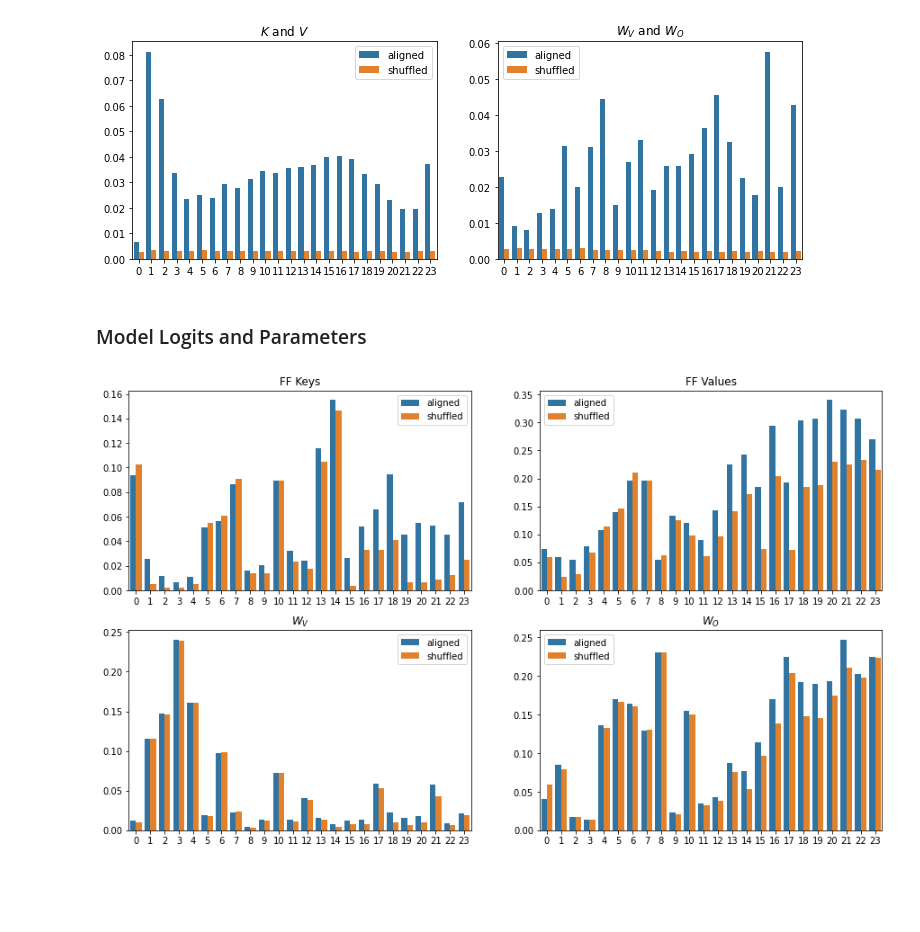
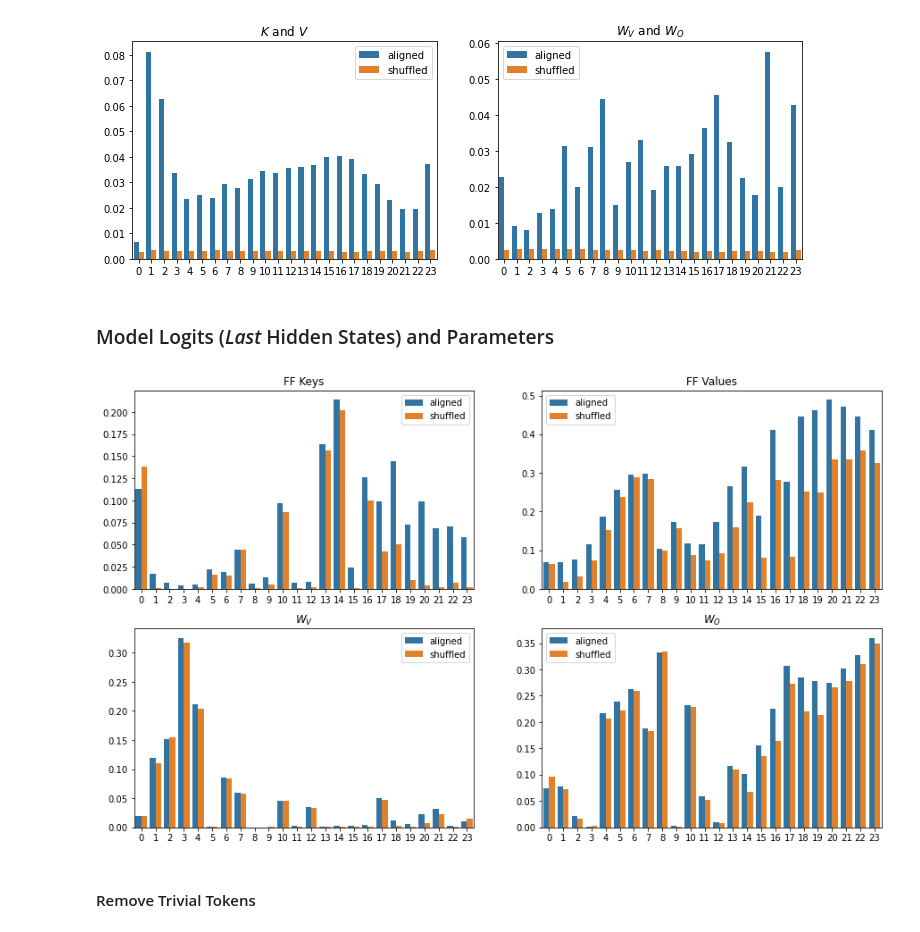
Before and after one commit to guy-dar/embedding-space, a Jupyter notebook: interpretation-experiments.ipynb, the cells around one changed output. Saved outputs shown, nothing was run; the diff lists cells and outputs as text; code cells hidden in the pictures; blank space fills up the shorter version.

```diff
--- a/interpretation-experiments.ipynb
+++ b/interpretation-experiments.ipynb
@@ -106,2 +139,7 @@ max_explored_tokens = 1000
+# %%
+max_explored_tokens = 1000
+k_ = 15
+k2 = 3
+only_ascii = False
 # %% [markdown]
 ### Hidden States and Parameters
@@ -209,7 +220,7 @@ for i, (title, dict_key) in enumerate([('$K$ and $V$', 'KV'),
 # %% [output]
 [figure]
 # %% [markdown]
-### Model Logits and Parameters
+### Model Logits (*Last* Hidden States) and Parameters
 # %%
 real_K_recall2, fake_K_recall2, real_V_recall2, fake_V_recall2 = [], [], [], []
 
@@ -224,37 +235,35 @@ for i1 in trange(num_layers):
     tmp1_K_perm, tmp1_V_perm = K_heads[i1][tmp1_pre_perm] @ E1, V_heads[i1][tmp1_pre_perm] @ E1
     tmp2 = emb_func(torch.cat([y for _, y in mem[f'transformer.h.{num_layers-1}']])[:max_explored_tokens])
 
-    fake_K_recall2.append(np.mean(_batched_recall_metric(tmp1_K_perm, tmp2, k=k_, only_ascii=only_ascii)))
-    real_K_recall2.append(np.mean(_batched_recall_metric(tmp1_K, tmp2, k=k_, only_ascii=only_ascii)))
-    fake_V_recall2.append(np.mean(_batched_recall_metric(tmp1_V_perm, tmp2, k=k_, only_ascii=only_ascii)))
-    real_V_recall2.append(np.mean(_batched_recall_metric(tmp1_V, tmp2, k=k_, only_ascii=only_ascii)))
+    fake_K_recall2.append(np.mean(_batched_recall_metric(tmp1_K_perm, tmp2, k=k_, k2=k2, only_ascii=only_ascii)))
+    real_K_recall2.append(np.mean(_batched_recall_metric(tmp1_K, tmp2, k=k_, k2=k2, only_ascii=only_ascii)))
+    fake_V_recall2.append(np.mean(_batched_recall_metric(tmp1_V_perm, tmp2, k=k_, k2=k2, only_ascii=only_ascii)))
+    real_V_recall2.append(np.mean(_batched_recall_metric(tmp1_V, tmp2, k=k_, k2=k2, only_ascii=only_ascii)))
 # %%
 real_WV_recall2, fake_WV_recall2, real_WO_recall2, fake_WO_recall2 = [], [], [], []
 
 for i1 in trange(num_layers):
-    tmp1_pre = torch.topk(torch.cat([x for x, _ in mem[f'intermediate-transformer.h.{i1}.attn.c_proj']])[:max_explored_tokens], k=5, dim=-1).indices
+    tmp1_pre = torch.topk(torch.cat(
+        [x for x, _ in mem[f'intermediate-transformer.h.{i1}.attn.c_proj']])[:max_explored_tokens],
+                          k=5, dim=-1).indices
     tmp1_x, tmp1_y = np.unravel_index(tmp1_pre.numpy(), (num_heads, head_size))
     del tmp1_pre
     tmp1_WV, tmp1_WO = W_V_heads[i1, tmp1_x, :, tmp1_y] @ E1, W_O_heads[i1, tmp1_x, tmp1_y] @ E1
     tmp1 = tmp1_WV
     tmp2 = emb_func(torch.cat([y for _, y in mem[f'transformer.h.{num_layers-1}']])[:max_explored_tokens])
-    fake_WV_recall2.append(np.mean(_batched_recall_metric(tmp1_WV[torch.randperm(len(tmp1_WV))], tmp2)))
-    real_WV_recall2.append(np.mean(_batched_recall_metric(tmp1_WV, tmp2)))
-    fake_WO_recall2.append(np.mean(_batched_recall_metric(tmp1_WO[torch.randperm(len(tmp1_WO))], tmp2)))
-    real_WO_recall2.append(np.mean(_batched_recall_metric(tmp1_WO, tmp2)))
+    fake_WV_recall2.append(np.mean(_batched_recall_metric(tmp1_WV[torch.randperm(len(tmp1_WV))], tmp2,
+                                                          k=k_, k2=k2, only_ascii=only_ascii)))
+    real_WV_recall2.append(np.mean(_batched_recall_metric(tmp1_WV, tmp2, k=k_, k2=k2, only_ascii=only_ascii)))
+    fake_WO_recall2.append(np.mean(_batched_recall_metric(tmp1_WO[torch.randperm(len(tmp1_WO))], tmp2,
+                                                          k=k_, k2=k2, only_ascii=only_ascii)))
+    real_WO_recall2.append(np.mean(_batched_recall_metric(tmp1_WO, tmp2, k=k_, k2=k2, only_ascii=only_ascii)))
 # %%
-plt.figure(figsize=(15, 9))
-for i, (real, fake, param_name) in enumerate([(real_K_recall2, fake_K_recall2, "FF Keys"),
-                                              (real_V_recall2, fake_V_recall2, "FF Values"),
-                                              (real_WV_recall2, fake_WV_recall2, "$W_V$"),
-                                              (real_WO_recall2, fake_WO_recall2, "$W_O$")
-                                             ]):
-    plt.subplot(2, 2, i + 1)
-    plt.title(param_name)
-    sns.barplot(x='x', y='y', hue='hue',
-                data={'x': [*np.arange(num_layers), *np.arange(num_layers)],
-                      'y': [*real, *fake],
-                      'hue': (['aligned'] * num_layers) + (['shuffled'] * num_layers)
-                })
+_plot_comparison([(real_K_recall2, fake_K_recall2, "FF Keys"),
+                  (real_V_recall2, fake_V_recall2, "FF Values"),
+                  (real_WV_recall2, fake_WV_recall2, "$W_V$"),
+                  (real_WO_recall2, fake_WO_recall2, "$W_O$")
+                 ])
 # %% [output]
-[figure, old version]
+[figure, new version]
+# %% [markdown]
+#### Remove Trivial Tokens
```
Also changed, not shown: parts of 34 cells of this notebook, 4 other files.
